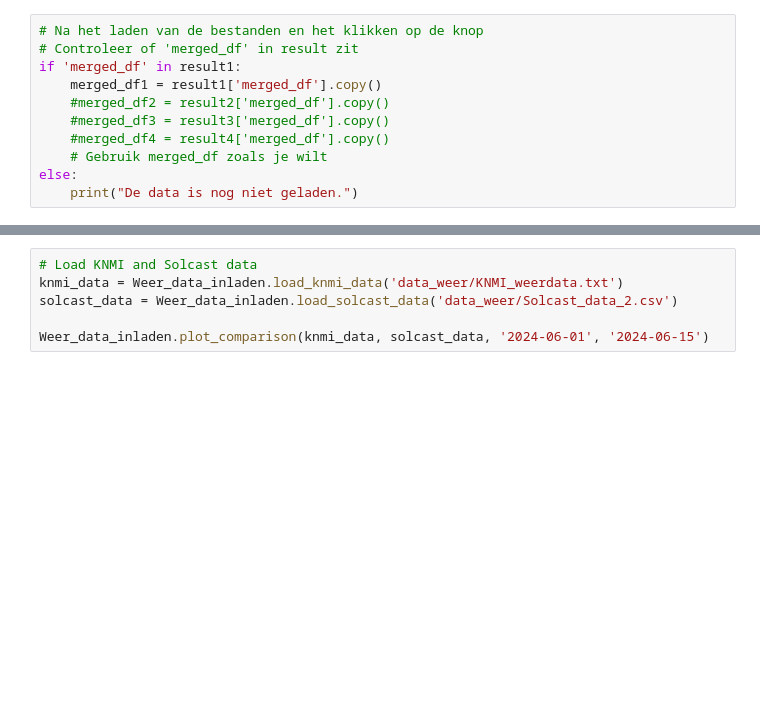
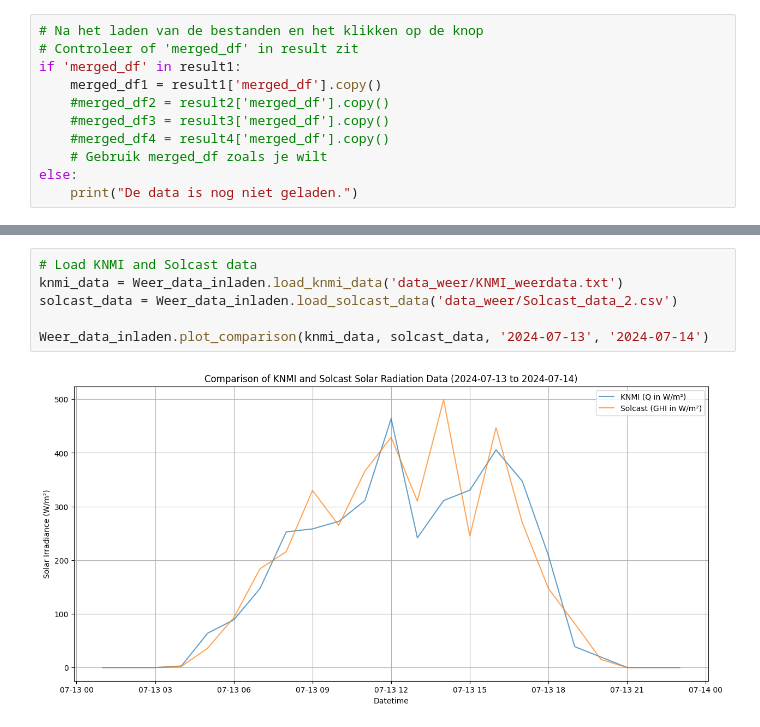
Before and after one commit to Qrax/Clean_Mobility, a Jupyter notebook: main.ipynb, the cells around one changed output, grey strips where cells are left out. Drawn from its saved outputs; the diff is of its cells as text; blank space fills up the shorter version.

Commit message:
Data met elkaar vergeleken van knmi en piranometer

```diff
--- a/main.ipynb
+++ b/main.ipynb
@@ -119,6 +119,8 @@ merged_df1
 # %%
 # Load KNMI and Solcast data
 knmi_data = Weer_data_inladen.load_knmi_data('data_weer/KNMI_weerdata.txt')
 solcast_data = Weer_data_inladen.load_solcast_data('data_weer/Solcast_data_2.csv')
 
-Weer_data_inladen.plot_comparison(knmi_data, solcast_data, '2024-06-01', '2024-06-15')
+Weer_data_inladen.plot_comparison(knmi_data, solcast_data, '2024-07-13', '2024-07-14')
+# %% [output]
+[figure, added]
```
Also changed, not shown: parts of 4 cells of this notebook.
